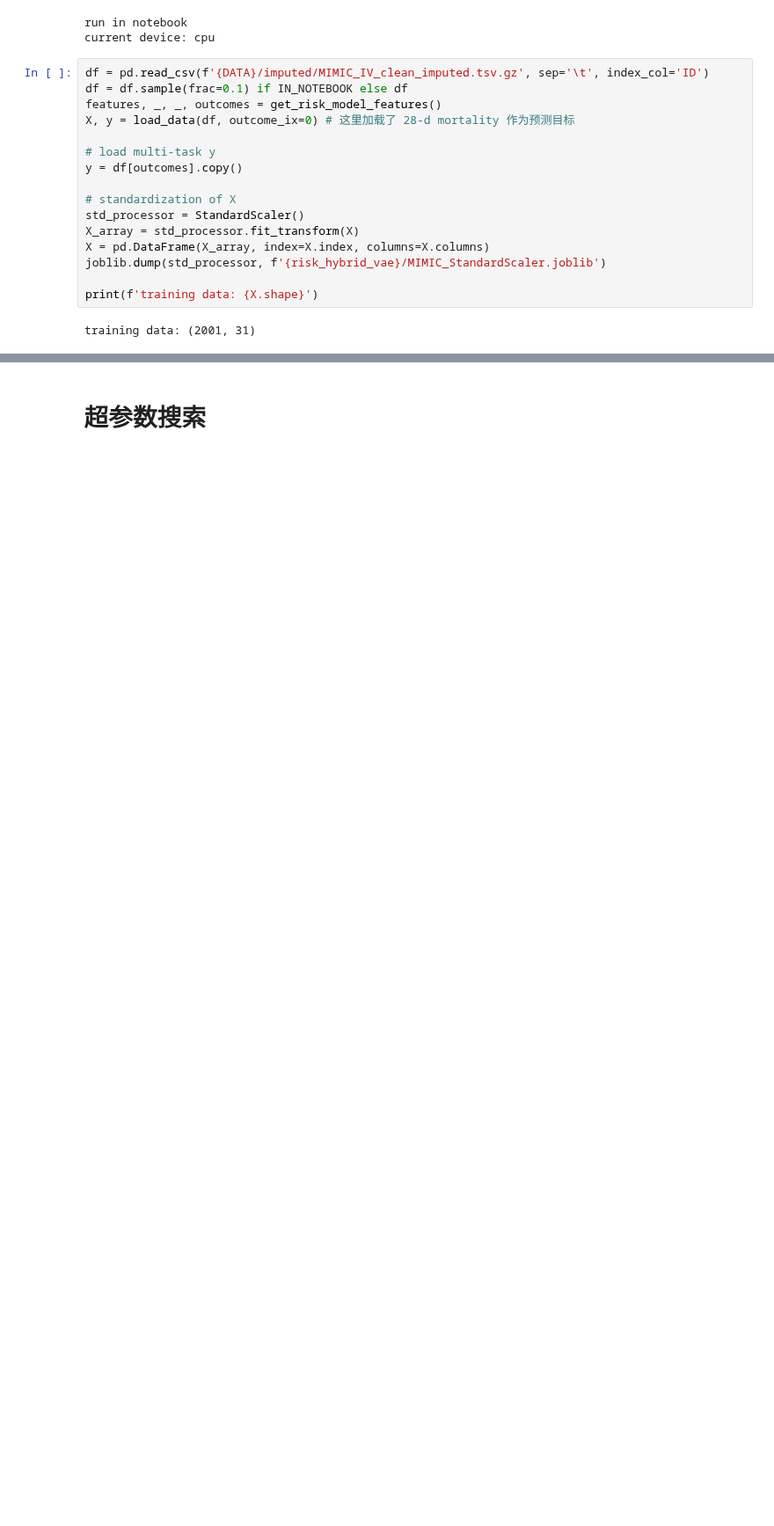
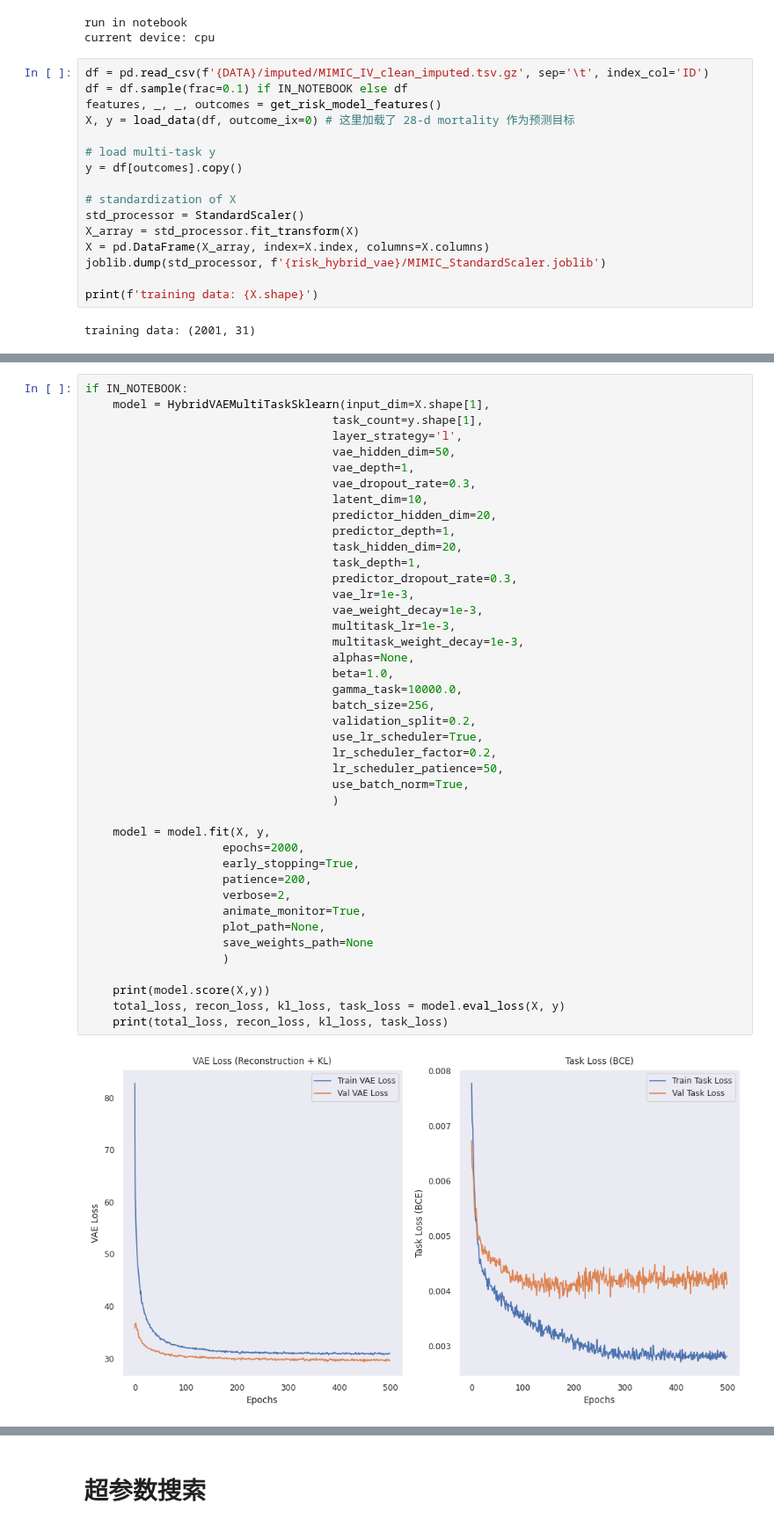
Before and after one commit to xuxu-wei/sepsis-mortality, a Jupyter notebook: risk_model/VAE_dev.ipynb, the cells around one changed output, grey strips where cells are left out. Shown at 88% size. Cells and saved outputs as stored; diff of their text form; blank space fills up the shorter version.

Commit message:
task module optmize

```diff
--- a/risk_model/VAE_dev.ipynb
+++ b/risk_model/VAE_dev.ipynb
@@ -87,0 +90,44 @@ training data: (2001, 31)
+# %%
+if IN_NOTEBOOK:
+    model = HybridVAEMultiTaskSklearn(input_dim=X.shape[1],
+                                    task_count=y.shape[1],
+                                    layer_strategy='l',
+                                    vae_hidden_dim=50,
+                                    vae_depth=1,
+                                    vae_dropout_rate=0.3,
+                                    latent_dim=10,
+                                    predictor_hidden_dim=20,
+                                    predictor_depth=1,
+                                    task_hidden_dim=20,
+                                    task_depth=1,
+                                    predictor_dropout_rate=0.3,
+                                    vae_lr=1e-3,
+                                    vae_weight_decay=1e-3,
+                                    multitask_lr=1e-3,
+                                    multitask_weight_decay=1e-3,
+                                    alphas=None,
+                                    beta=1.0,
+                                    gamma_task=10000.0,
+                                    batch_size=256,
+                                    validation_split=0.2,
+                                    use_lr_scheduler=True,
+                                    lr_scheduler_factor=0.2,
+                                    lr_scheduler_patience=50,
+                                    use_batch_norm=True,
+                                    )
+
+    model = model.fit(X, y,
+                    epochs=2000,
+                    early_stopping=True,
+                    patience=200,
+                    verbose=2,
+                    animate_monitor=True,
+                    plot_path=None,
+                    save_weights_path=None
+                    )
+
+    print(model.score(X,y))
+    total_loss, recon_loss, kl_loss, task_loss = model.eval_loss(X, y)
+    print(total_loss, recon_loss, kl_loss, task_loss)
+# %% [output]
+[figure, added]
```
Also changed, not shown: parts of 5 cells of this notebook, 1 other file.
